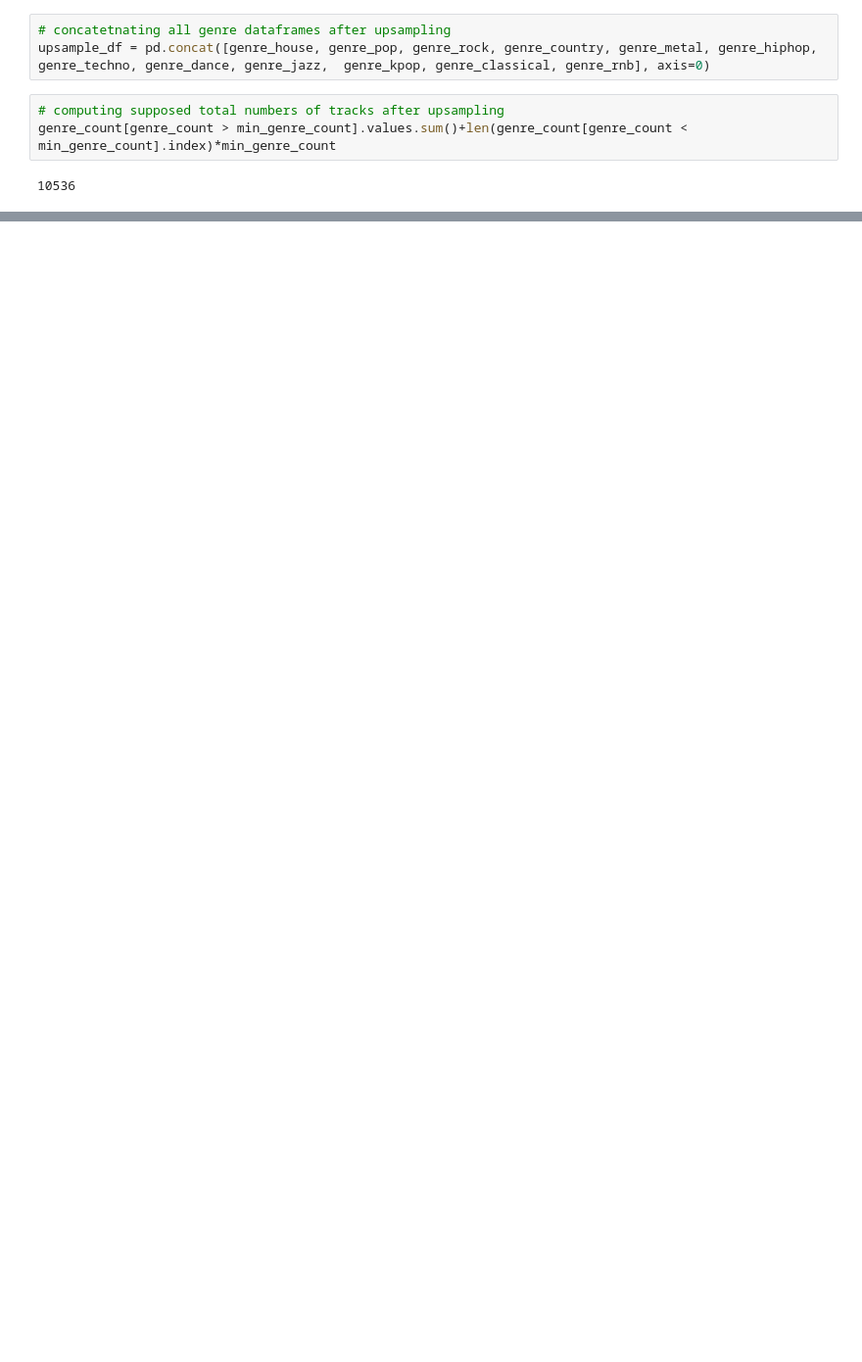
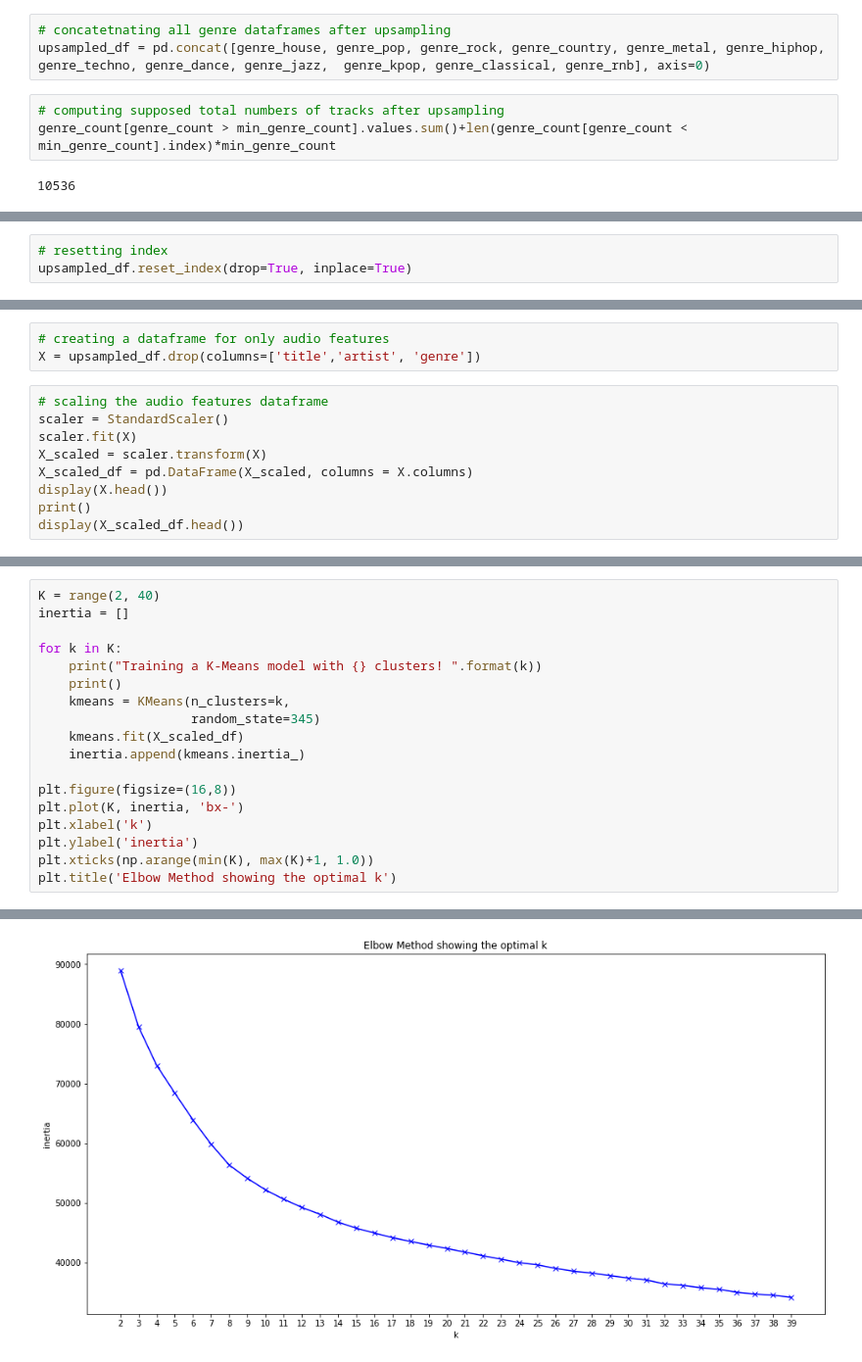
Before and after one commit to lmbauyeung/IronBosco, a Jupyter notebook: 2_Song_Recommender_Project/2_Clustering.ipynb, the cells around one changed output, grey strips where cells are left out. Shown at 98% size. Drawn from its saved outputs; the diff is of its cells as text; blank space fills up the shorter version.

```diff
--- a/2_Song_Recommender_Project/2_Clustering.ipynb
+++ b/2_Song_Recommender_Project/2_Clustering.ipynb
@@ -67,7 +83,7 @@ genre_classical = final_df[final_df['genre']=='classical'].sample(min_genre_coun
 genre_rnb = final_df[final_df['genre']=='rnb'].sample(min_genre_count, replace=True)
 # %%
 # concatetnating all genre dataframes after upsampling
-upsample_df = pd.concat([genre_house, genre_pop, genre_rock, genre_country, genre_metal, genre_hiphop, genre_techno, genre_dance, genre_jazz,  genre_kpop, genre_classical, genre_rnb], axis=0)
+upsampled_df = pd.concat([genre_house, genre_pop, genre_rock, genre_country, genre_metal, genre_hiphop, genre_techno, genre_dance, genre_jazz,  genre_kpop, genre_classical, genre_rnb], axis=0)
 # %%
 # computing supposed total numbers of tracks after upsampling
 genre_count[genre_count > min_genre_count].values.sum()+len(genre_count[genre_count < min_genre_count].index)*min_genre_count
@@ -79,2 +95,5 @@ len(upsample_df)
 # %% [output]
 10536
+# %%
+# resetting index
+upsampled_df.reset_index(drop=True, inplace=True)
@@ -80,0 +103,12 @@ len(upsample_df)
+# %%
+# creating a dataframe for only audio features
+X = upsampled_df.drop(columns=['title','artist', 'genre'])
+# %%
+# scaling the audio features dataframe
+scaler = StandardScaler()
+scaler.fit(X)
+X_scaled = scaler.transform(X)
+X_scaled_df = pd.DataFrame(X_scaled, columns = X.columns)
+display(X.head())
+print()
+display(X_scaled_df.head())
@@ -80,0 +131,19 @@ len(upsample_df)
+# %%
+K = range(2, 40)
+inertia = []
+
+for k in K:
+    print("Training a K-Means model with {} clusters! ".format(k))
+    print()
+    kmeans = KMeans(n_clusters=k,
+                    random_state=345)
+    kmeans.fit(X_scaled_df)
+    inertia.append(kmeans.inertia_)
+
+plt.figure(figsize=(16,8))
+plt.plot(K, inertia, 'bx-')
+plt.xlabel('k')
+plt.ylabel('inertia')
+plt.xticks(np.arange(min(K), max(K)+1, 1.0))
+plt.title('Elbow Method showing the optimal k')
+# %% [output]
@@ -80,0 +168 @@ len(upsample_df)
+[figure, added]
```
Also changed, not shown: parts of 13 cells of this notebook, 39 other files.
